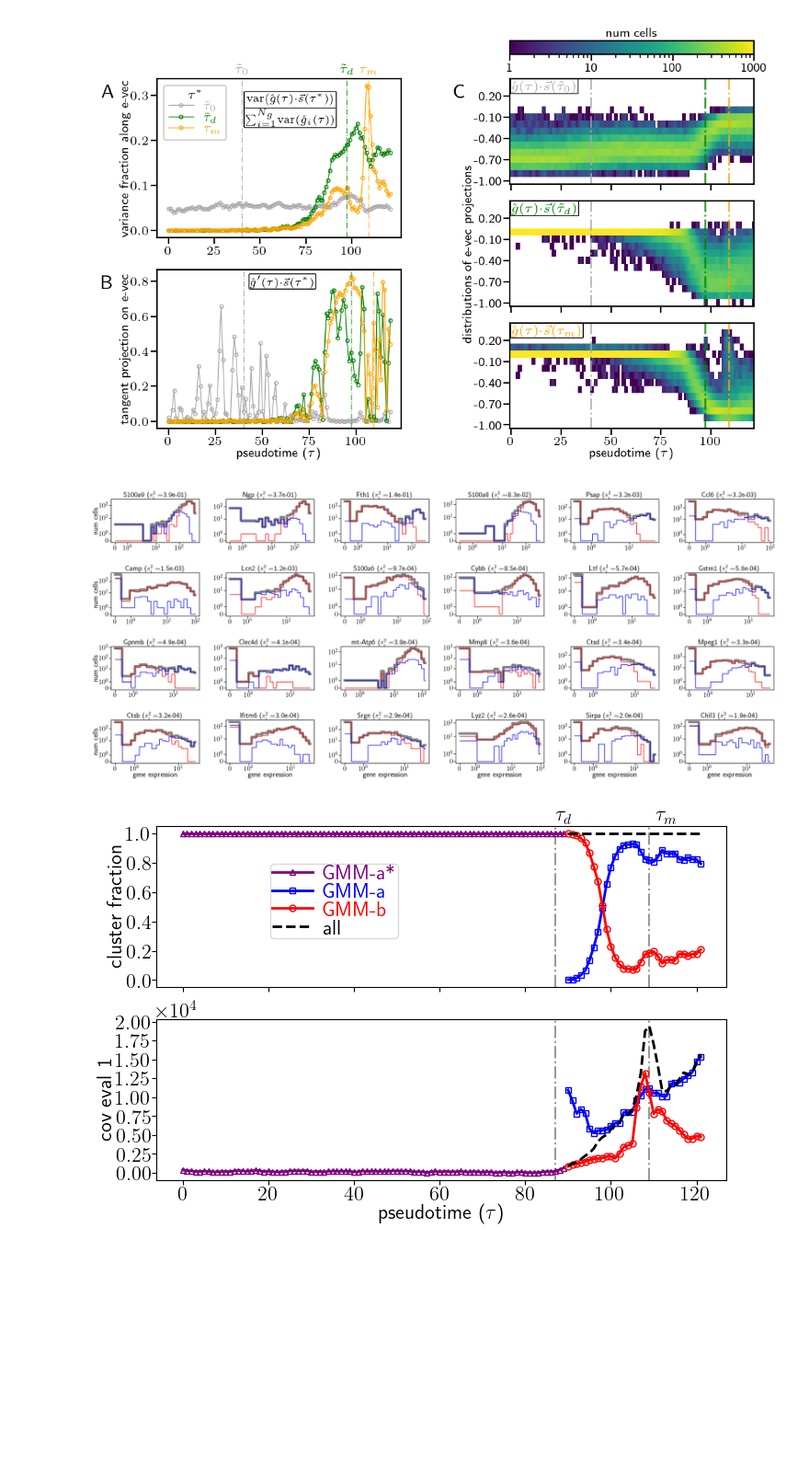
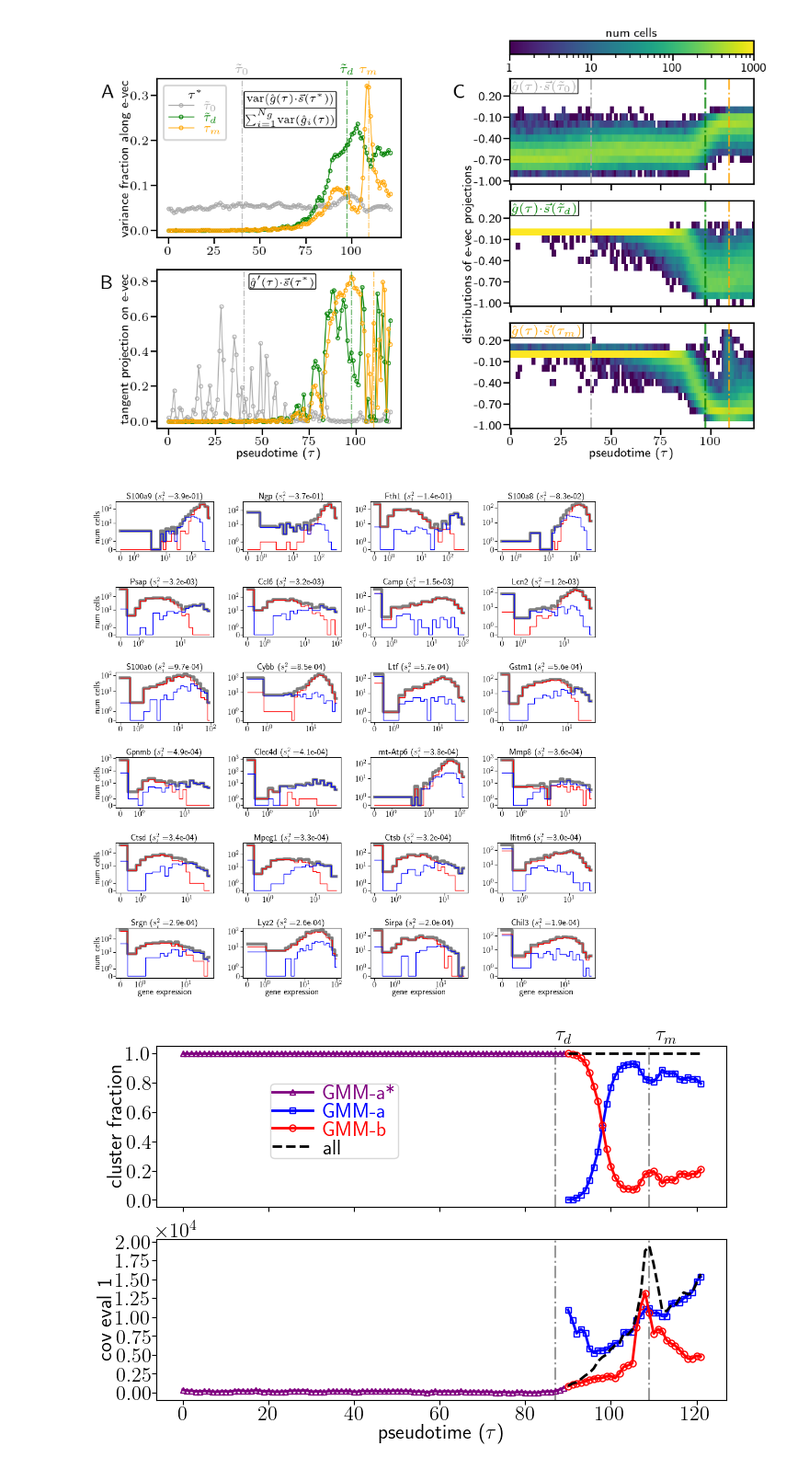
Before and after one commit to Simfreed/sc_bifurc_figs, a Jupyter notebook: ipynb/evec_figs.ipynb, the cells around one changed output. Shown at 92% size. Drawn from its saved outputs; the diff is of its cells as text; code cells hidden in the pictures; blank space fills up the shorter version.

```diff
--- a/ipynb/evec_figs.ipynb
+++ b/ipynb/evec_figs.ipynb
@@ -40,14 +47,15 @@ def get_bin_mesh(xbinlim, ybinlim):
     xbctr = 0.5*(xbinlim[1:]+xbinlim[:-1])
     ybctr = 0.5*(ybinlim[1:]+ybinlim[:-1])
     return np.meshgrid(xbctr, ybctr)
-# %%
-headdir    = '/Users/sfreedman/Code/sc_bifurc_figs/' #'.' #'/Users/simonfreedman/cqub/bifurc/weinreb_2020/'
-figdir     = '{0}/figs'.format(headdir)
-datdir     = '{0}/neutrophil_data'.format(headdir)
-eigdir     = '{0}/eig'.format(datdir)
-pst_fname  = '{0}/pseudotime.txt'.format(datdir)
 # %%
 pst_eig1     = np.load('{0}/dat_eval.npy'.format(eigdir))[:,0]
 pst_pc1      = np.load('{0}/dat_evec.npy'.format(eigdir))[:,0]
 mu_gexp      = np.load('{0}/high_var_gexp_trajs.npy'.format(datdir))
 pc1_proj     = np.load('{0}/gexp_pc1_proj.npy'.format(datdir))
+# %%
+#COMPUTE THE PROJECTIONS HERE...
+print('loading gene expression matrix')
+gexp_fname = '{0}/gene_expr.npz'.format(datdir)
+gexp_sp    = scipy.sparse.load_npz(gexp_fname) # WT: 18.3 seconds
+pc1_proj   = gexp_sp.dot(pst_pc1.T)
+np.save('{0}/gexp_pc1_proj.npy'.format(datdir),pc1_proj)
@@ -235,7 +251,7 @@ metadata = np.genfromtxt(meta_fname, delimiter='\t',skip_header=1, dtype=dtp)
 loading cluster labels and SPRING positions
 # %%
 plt.style.reload_library()
-plt.style.use('one_col_fig_7.mplstyle')
+plt.style.use('{0}/sty/one_col_fig_7.mplstyle'.format(papdir))
 plt.rcParams['grid.color'] = "lightgray"
 
 wfrac, hfrac = 4,4
@@ -592,7 +608,7 @@ axs[1].set_xlabel(r'$\hat{g}(\tau)\cdot\vec{s}(\tau^*)$')
     #axs[i].set_xlabel(xlabs[i])
 
 
-plt.savefig('{0}/evec_fig2.pdf'.format(figdir), bbox_inches='tight')
+plt.savefig('{0}/fig5_evec.pdf'.format(figdir), bbox_inches='tight')
 # %% [output]
 [figure]
 # %%
@@ -607,7 +623,7 @@ gexp_l2_normd = gexp_full.T / gexp_l2_norm
 gexp_total_var = np.array([np.sum(np.var(gexp_l2_normd[:,bin_cidxs[t]],axis=1)) for t in range(len(bin_cidxs))])
 # %%
 plt.style.reload_library()
-plt.style.use('one_col_fig_7.mplstyle')
+plt.style.use('{0}/sty/one_col_fig_7.mplstyle'.format(papdir))
 plt.rcParams['grid.color'] = "lightgray"
 
 wfrac, hfrac = 4,4
@@ -777,7 +793,7 @@ for j in range(nevec):
         ax.axvline(evec_ts2[j],linestyle = lss[j], alpha=0.8,zorder=2,lw=lws[i], color=bcol[j])
 
 axB2.set_ylabel(r'distributions of e-vec projections')
-plt.savefig('{0}/evec_proj_dists.pdf'.format(figdir), bbox_inches='tight')
+plt.savefig('{0}/figS12_evec_proj_dists.pdf'.format(figdir), bbox_inches='tight')
 # %% [output]
 [figure]
 # %%
@@ -813,35 +829,35 @@ ghists_log_split    = np.array([[np.histogram(gdats[i,gmm_pred_idxs[evec_ts[2]][
                                                     for j in range(nbranch)]
                                               for i in range(ngs)])
 # %%
-nrow = 4
+nrow = 6
 ncol = int(np.ceil(ngs/nrow))
-fig,axs=plt.subplots(nrow,ncol,figsize=(20,8))
+fig,axs=plt.subplots(nrow,ncol,figsize=(12,12))
 
 for i,t in enumerate(gidxs2):
 
     r,c = int(i/ncol), i%ncol
     ax  = axs[r,c]
     axs[r,c].step(gbin_ctrs_log[i], ghists_log[i], where='mid', color='gray', linewidth=4)
 
     for j in range(nbranch):
         ax.step(gbin_ctrs_log[i], ghists_log_split[i,j], where='mid', color = clust_cols[j])
 
     ax.set_xscale('symlog')
     ax.set_yscale('symlog')
 
     ax.set_title('{0} ($s_i^2=${1:.1e})'.format(gnms[gidxs2[i]],pst_pc1_sq[evec_ts[2], gidxs2[i]]))
 
     if r == nrow-1:
         ax.set_xlabel('gene expression')
     if c == 0:
         ax.set_ylabel('num cells')
 
     mf.set_axs_fontsize(ax, 12)
 
 plt.subplots_adjust(hspace=0.7,wspace=0.3)
-plt.savefig('{0}/clust_gene_distr.pdf'.format(figdir), bbox_inches='tight')
+plt.savefig('{0}/figS13_clust_gene_distr.pdf'.format(figdir), bbox_inches='tight')
 # %% [output]
-[figure, old version]
+[figure, new version]
 # %%
 nclust = 2
 gmm_cov_eval = np.array([[
```
Also changed, not shown: parts of 9 cells of this notebook, 2 other files.
